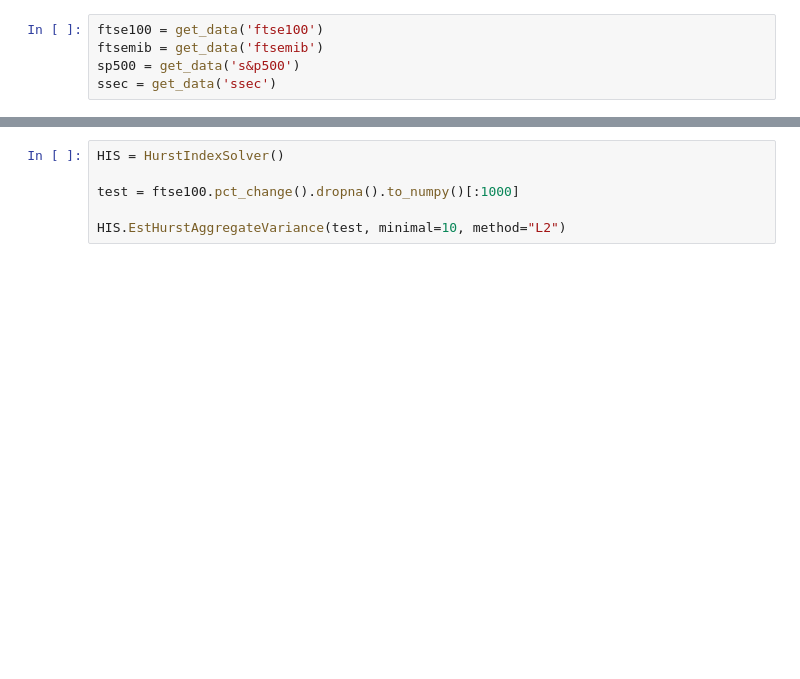
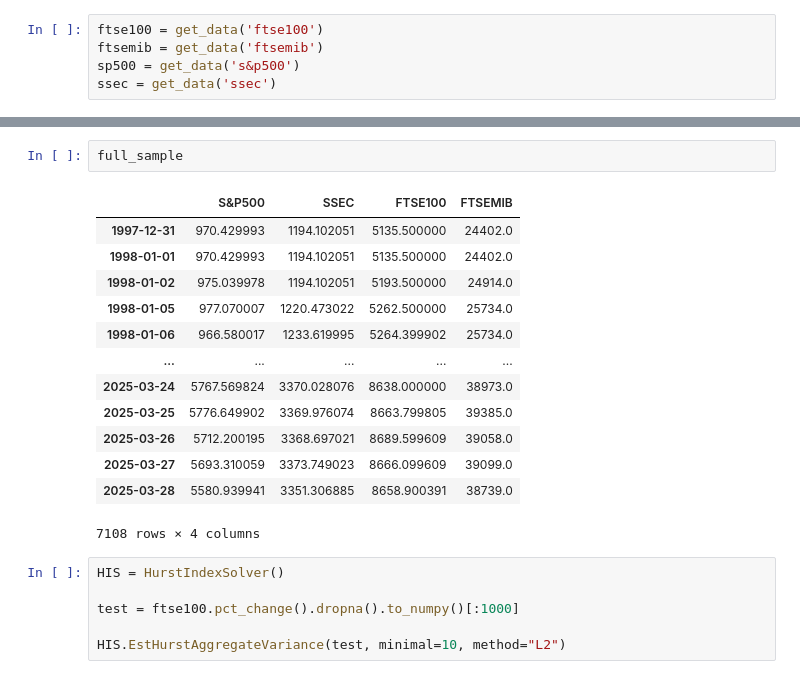
Before and after one commit to Caymaar/measuring-market-inefficiency-conditional-correlation, a Jupyter notebook: notebooks/dev.ipynb, the cells around one changed output, grey strips where cells are left out. Cells and saved outputs as stored; diff of their text form; blank space fills up the shorter version.

```diff
--- a/notebooks/dev.ipynb
+++ b/notebooks/dev.ipynb
@@ -15,3 +65,19 @@ ssec = get_data('ssec')
+# %%
+full_sample
+# %% [output]
+|  | S&P500 | SSEC | FTSE100 | FTSEMIB |
+| 1997-12-31 | 970.429993 | 1194.102051 | 5135.500000 | 24402.0 |
+| 1998-01-01 | 970.429993 | 1194.102051 | 5135.500000 | 24402.0 |
+| 1998-01-02 | 975.039978 | 1194.102051 | 5193.500000 | 24914.0 |
+| 1998-01-05 | 977.070007 | 1220.473022 | 5262.500000 | 25734.0 |
+| 1998-01-06 | 966.580017 | 1233.619995 | 5264.399902 | 25734.0 |
+| ... | ... | ... | ... | ... |
+| 2025-03-24 | 5767.569824 | 3370.028076 | 8638.000000 | 38973.0 |
+| 2025-03-25 | 5776.649902 | 3369.976074 | 8663.799805 | 39385.0 |
+| 2025-03-26 | 5712.200195 | 3368.697021 | 8689.599609 | 39058.0 |
+| 2025-03-27 | 5693.310059 | 3373.749023 | 8666.099609 | 39099.0 |
+| 2025-03-28 | 5580.939941 | 3351.306885 | 8658.900391 | 38739.0 |
+7108 rows × 4 columns
 # %%
 HIS = HurstIndexSolver()
 
```
Also changed, not shown: parts of 2 cells of this notebook, 4 other files.
